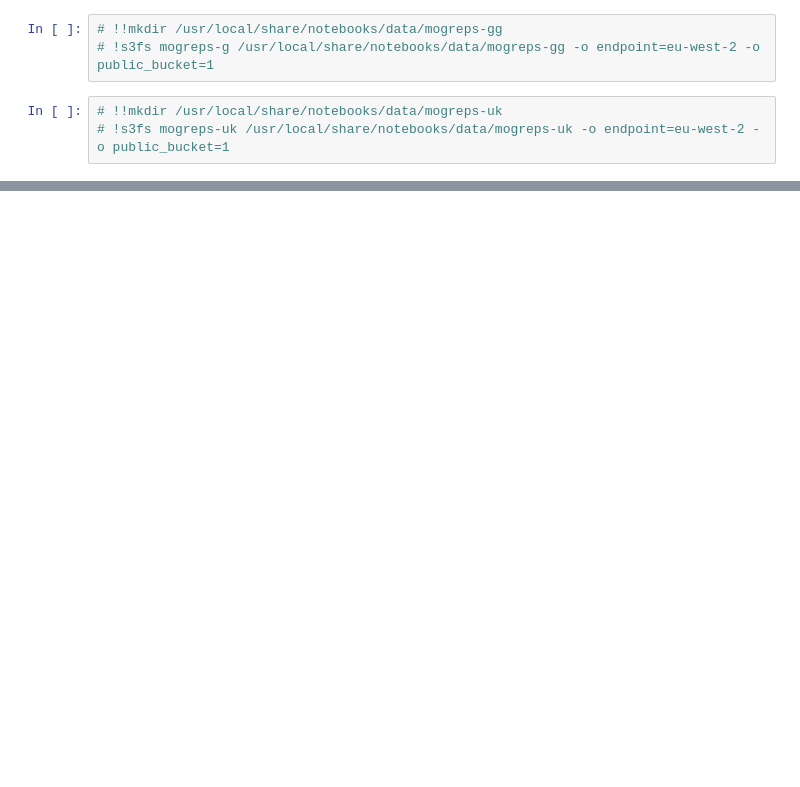
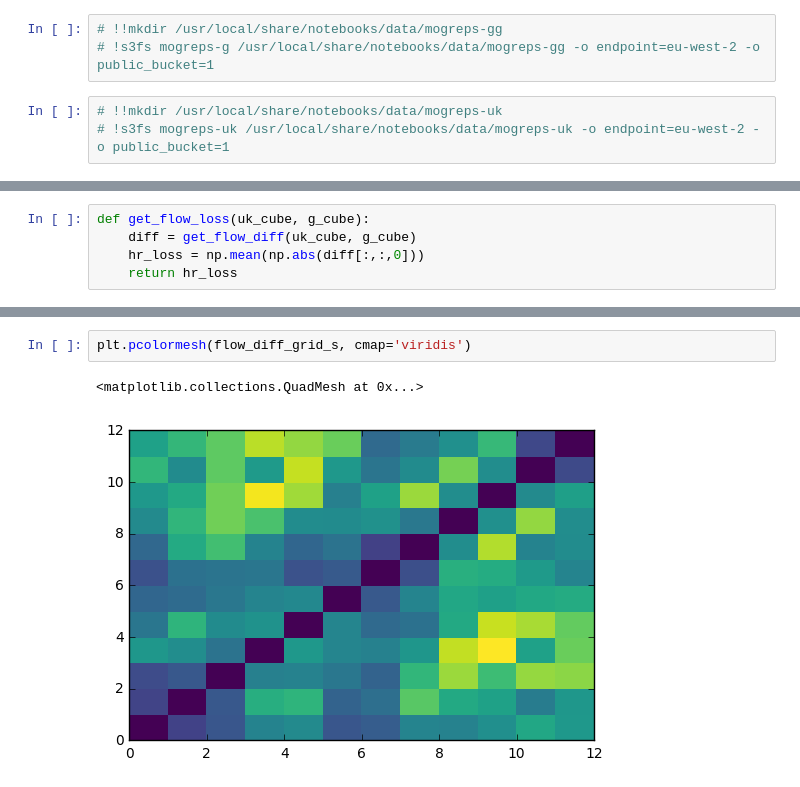
Before and after one commit to informatics-lab/model_comparison, a Jupyter notebook: differences.ipynb, the cells around one changed output, grey strips where cells are left out. Drawn from its saved outputs; the diff is of its cells as text; blank space fills up the shorter version.

```diff
--- a/differences.ipynb
+++ b/differences.ipynb
@@ -173,0 +44,5 @@ for i in range(4):
+# %%
+def get_flow_loss(uk_cube, g_cube):
+    diff = get_flow_diff(uk_cube, g_cube)
+    hr_loss = np.mean(np.abs(diff[:,:,0]))
+    return hr_loss
@@ -173,0 +153,5 @@ for i in range(4):
+# %%
+plt.pcolormesh(flow_diff_grid_s, cmap='viridis')
+# %% [output]
+<matplotlib.collections.QuadMesh at 0x...>
+[figure, added]
```
Also changed, not shown: parts of 44 cells of this notebook, 2 other files.
